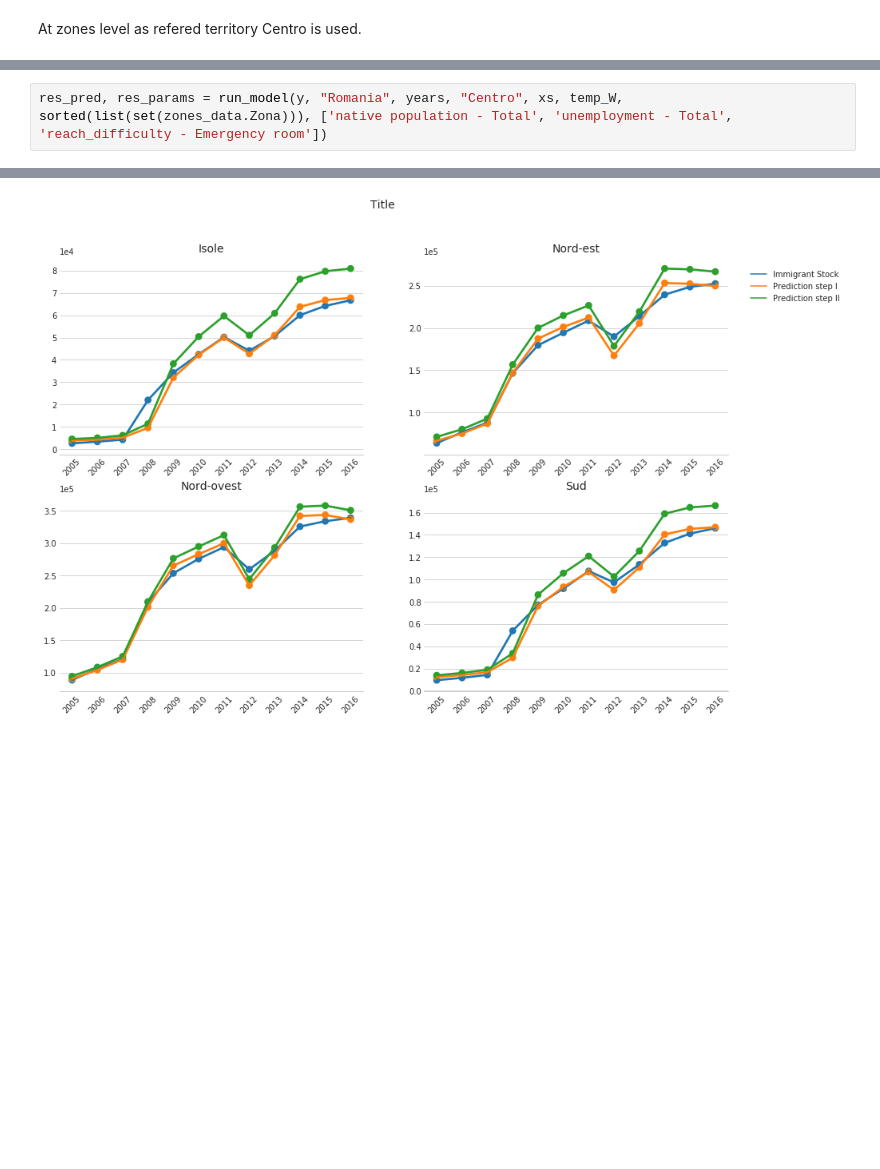
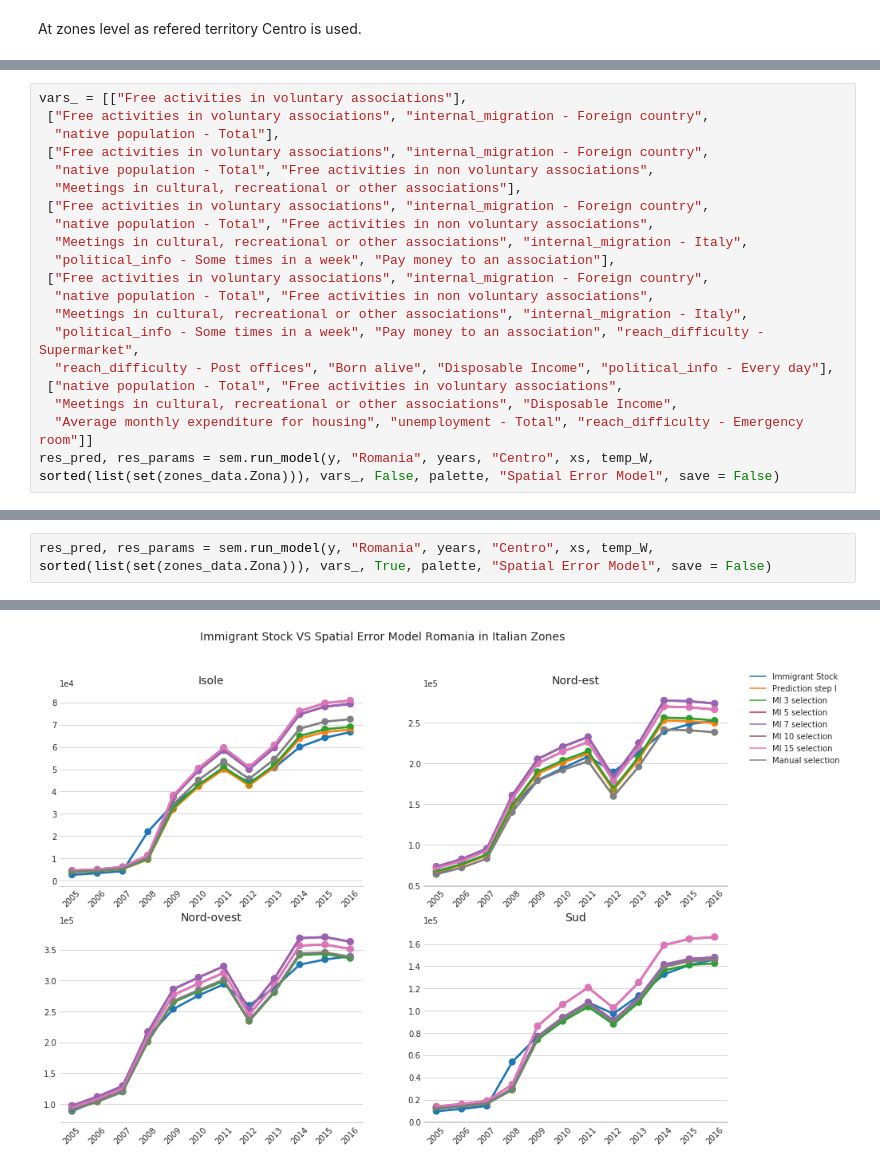
Before and after one commit to SaraR-1/Immigration-Models, a Jupyter notebook: Autoregressive Model for Panel Data - 2005-2016 zones.ipynb, the cells around one changed output, grey strips where cells are left out. Cells and saved outputs as stored; diff of their text form; blank space fills up the shorter version.

Commit message:
spatial error model

```diff
--- a/Autoregressive Model for Panel Data - 2005-2016 zones.ipynb
+++ b/Autoregressive Model for Panel Data - 2005-2016 zones.ipynb
@@ -288,0 +123,20 @@ def run_model(data_init, country, times, I, x_, W, territories, var_selection):
+# %%
+vars_ = [["Free activities in voluntary associations"],
+ ["Free activities in voluntary associations", "internal_migration - Foreign country",
+  "native population - Total"],
+ ["Free activities in voluntary associations", "internal_migration - Foreign country",
+  "native population - Total", "Free activities in non voluntary associations",
+  "Meetings in cultural, recreational or other associations"],
+ ["Free activities in voluntary associations", "internal_migration - Foreign country",
+  "native population - Total", "Free activities in non voluntary associations",
+  "Meetings in cultural, recreational or other associations", "internal_migration - Italy",
+  "political_info - Some times in a week", "Pay money to an association"],
+ ["Free activities in voluntary associations", "internal_migration - Foreign country",
+  "native population - Total", "Free activities in non voluntary associations",
+  "Meetings in cultural, recreational or other associations", "internal_migration - Italy",
+  "political_info - Some times in a week", "Pay money to an association", "reach_difficulty - Supermarket",
+  "reach_difficulty - Post offices", "Born alive", "Disposable Income", "political_info - Every day"],
+ ["native population - Total", "Free activities in voluntary associations",
+  "Meetings in cultural, recreational or other associations", "Disposable Income",
+  "Average monthly expenditure for housing", "unemployment - Total", "reach_difficulty - Emergency room"]]
+res_pred, res_params = sem.run_model(y, "Romania", years, "Centro", xs, temp_W, sorted(list(set(zones_data.Zona))), vars_, False, palette, "Spatial Error Model", save = False)
@@ -289,4 +152,4 @@ def run_model(data_init, country, times, I, x_, W, territories, var_selection):
 # %%
-res_pred, res_params = run_model(y, "Romania", years, "Centro", xs, temp_W, sorted(list(set(zones_data.Zona))), ['native population - Total', 'unemployment - Total', 'reach_difficulty - Emergency room'])
+res_pred, res_params = sem.run_model(y, "Romania", years, "Centro", xs, temp_W, sorted(list(set(zones_data.Zona))), vars_, True, palette, "Spatial Error Model", save = False)
 # %% [output]
 ---------- Step I ----------
@@ -302,2 +161,2 @@ Computational time: 0:00:00.137252
 ---------- Validation ----------
-[figure, old version]
+[figure, new version]
```
Also changed, not shown: parts of 39 cells of this notebook, 1 other file.
